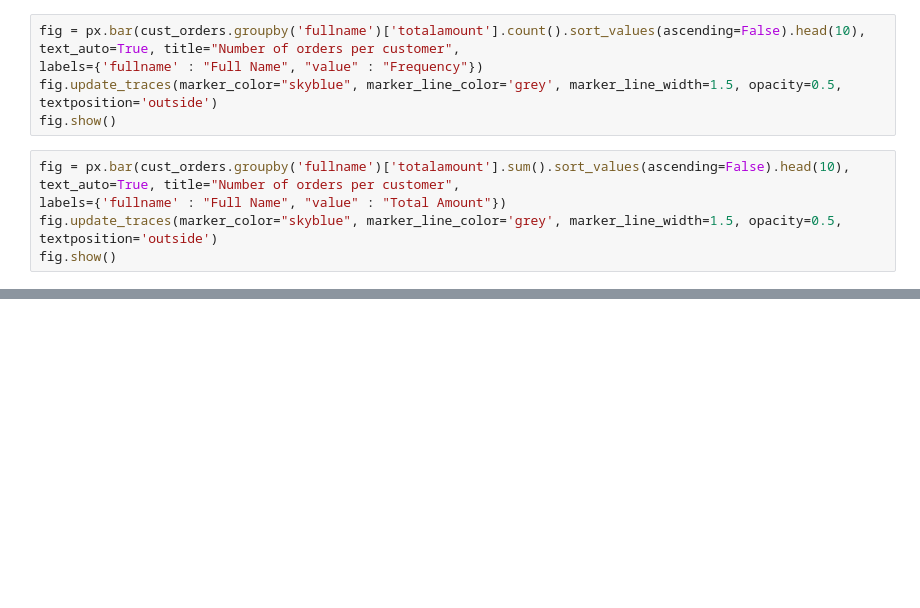
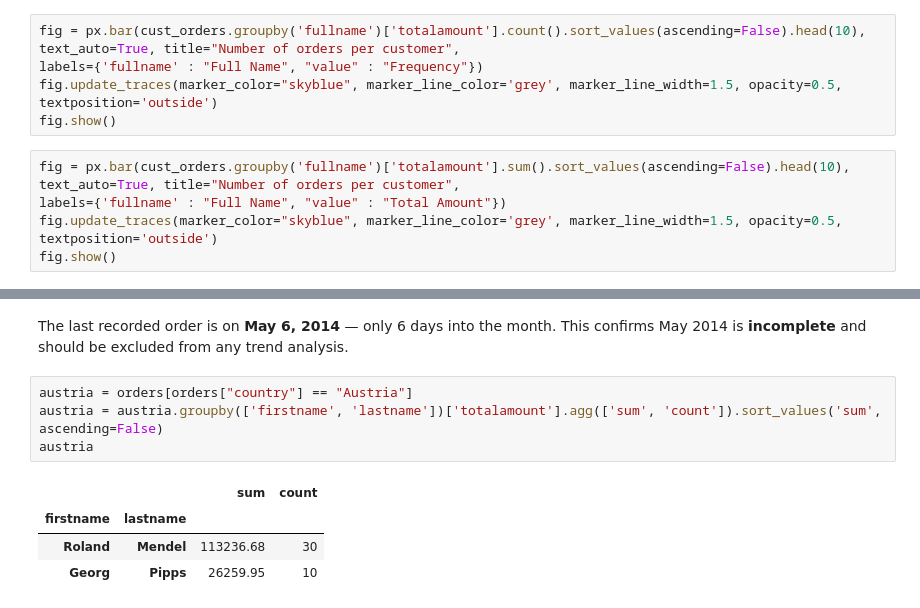
Before and after one commit to Hamza-rami/statistics_with_python, a Jupyter notebook: Bivariate_analysis.ipynb, the cells around one changed output, grey strips where cells are left out. Saved outputs shown, nothing was run; the diff lists cells and outputs as text; blank space fills up the shorter version.

```diff
--- a/Bivariate_analysis.ipynb
+++ b/Bivariate_analysis.ipynb
@@ -113,0 +228,12 @@ fig.show()
+# %% [markdown]
+The last recorded order is on **May 6, 2014** — only 6 days into the month.
+This confirms May 2014 is **incomplete** and should be excluded from any trend analysis.
+# %%
+austria = orders[orders["country"] == "Austria"]
+austria = austria.groupby(['firstname', 'lastname'])['totalamount'].agg(['sum', 'count']).sort_values('sum', ascending=False)
+austria
+# %% [output]
+|  |  | sum | count |
+| firstname | lastname |  |  |
+| Roland | Mendel | 113236.68 | 30 |
+| Georg | Pipps | 26259.95 | 10 |
```
Also changed, not shown: parts of 26 cells of this notebook, 3 other files.
